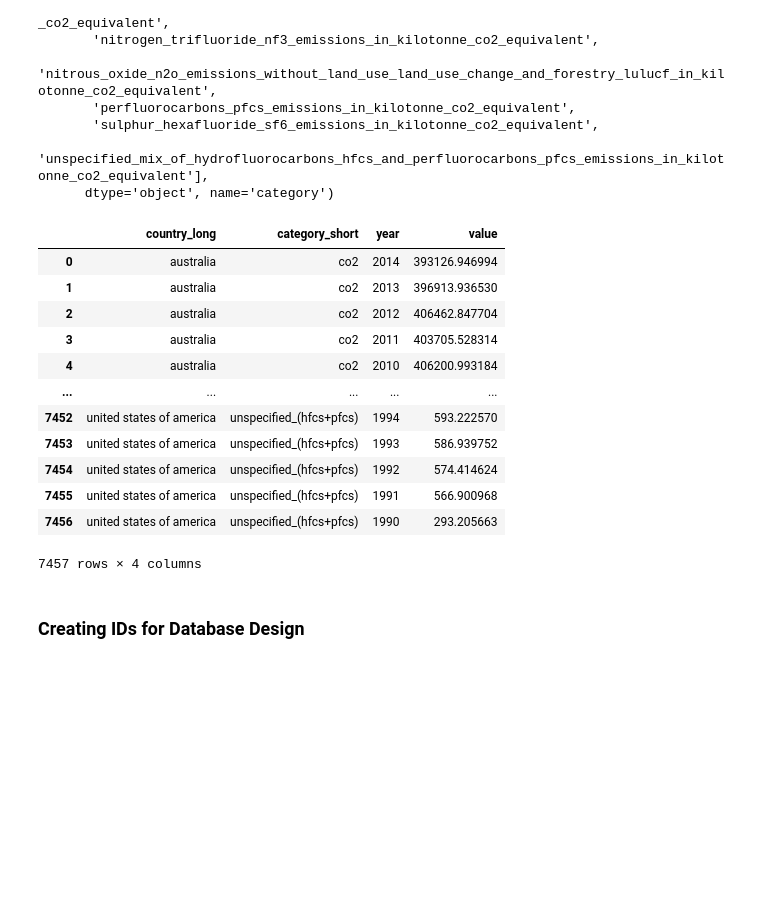
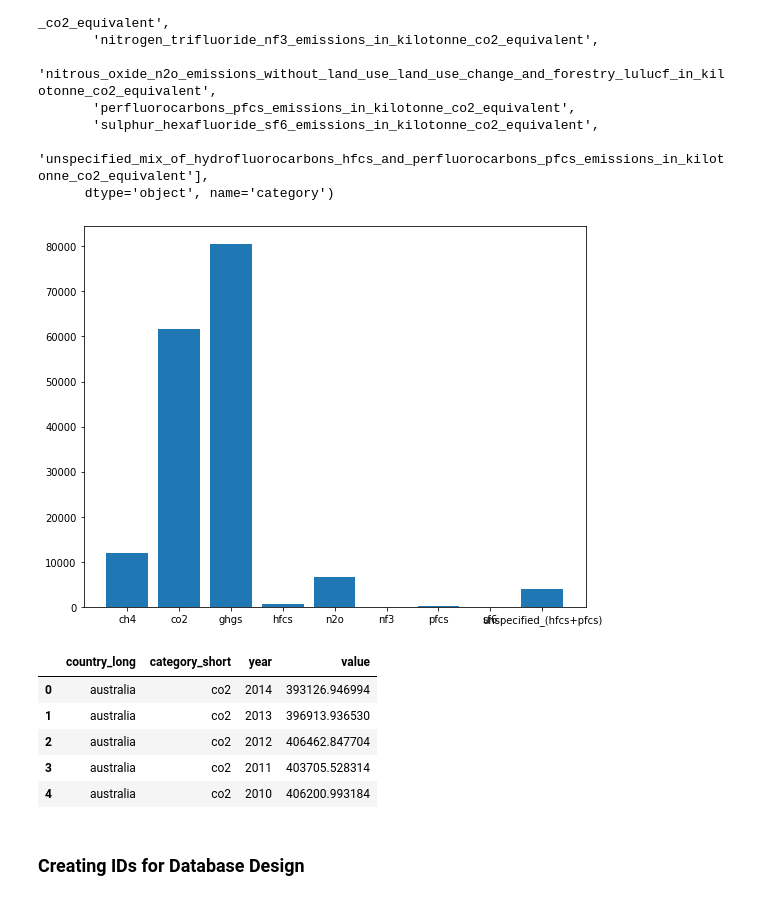
Before and after one commit to JacobTrevithick/Climate-Change-Visualizations, a Jupyter notebook: data_cleaning_pipeline.ipynb, the cells around one changed output. Drawn from its saved outputs; the diff is of its cells as text; code cells hidden in the pictures; blank space fills up the shorter version.

```diff
--- a/data_cleaning_pipeline.ipynb
+++ b/data_cleaning_pipeline.ipynb
@@ -255,24 +254,30 @@ mapper_dict ={
 }
 
 greenhouse_df['category_short'] = greenhouse_df['category'].apply(lambda x: mapper_dict[x])
+# %%
+# ghgs is the addition of other emissions
+category_df= greenhouse_df.groupby('category_short').median()
+
+category_df.index
+fig, ax = plt.subplots(1,1, figsize= (9,7))
+
+ax.bar(category_df.index, category_df['value'])
+
+
+plt.show()
+# %% [output]
+[figure, added]
 # %%
 # ditch long category description
 greenhouse_df = greenhouse_df[['country_long', 'category_short', 'year', 'value']]
-greenhouse_df
+greenhouse_df.head()
 # %% [output]
 |  | country_long | category_short | year | value |
 | 0 | australia | co2 | 2014 | 393126.946994 |
 | 1 | australia | co2 | 2013 | 396913.936530 |
 | 2 | australia | co2 | 2012 | 406462.847704 |
 | 3 | australia | co2 | 2011 | 403705.528314 |
 | 4 | australia | co2 | 2010 | 406200.993184 |
-| ... | ... | ... | ... | ... |
-| 7452 | united states of america | unspecified_(hfcs+pfcs) | 1994 | 593.222570 |
-| 7453 | united states of america | unspecified_(hfcs+pfcs) | 1993 | 586.939752 |
-| 7454 | united states of america | unspecified_(hfcs+pfcs) | 1992 | 574.414624 |
-| 7455 | united states of america | unspecified_(hfcs+pfcs) | 1991 | 566.900968 |
-| 7456 | united states of america | unspecified_(hfcs+pfcs) | 1990 | 293.205663 |
-7457 rows × 4 columns
 # %% [markdown]
 ### Creating IDs for Database Design
 # %%
```
Also changed, not shown: parts of 27 cells of this notebook, 3 other files.
